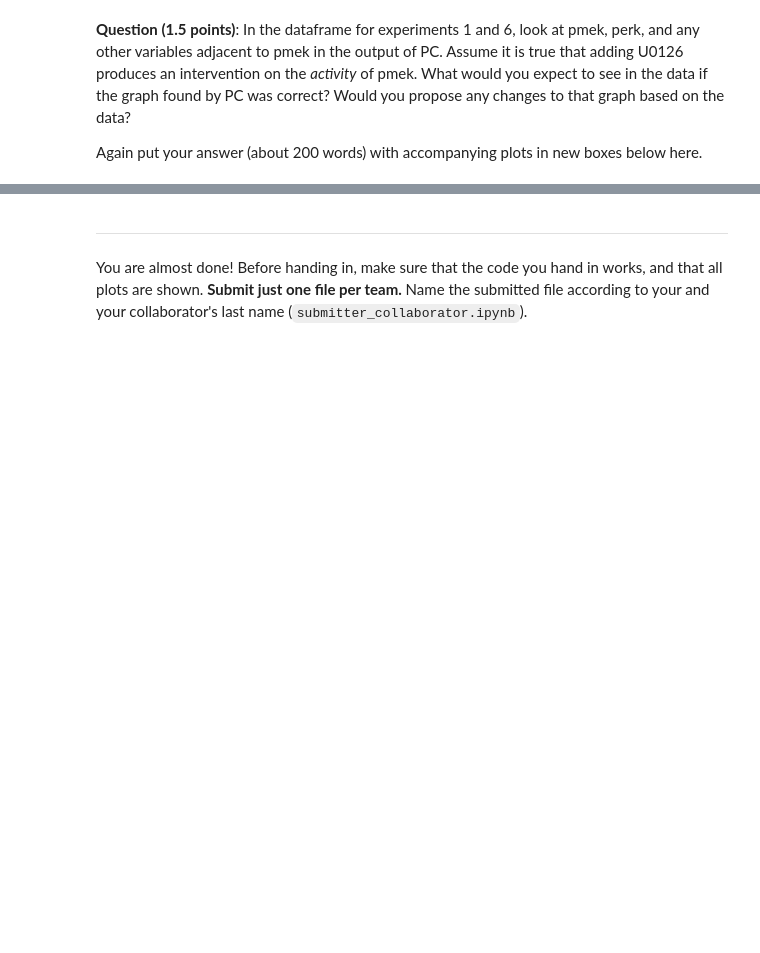
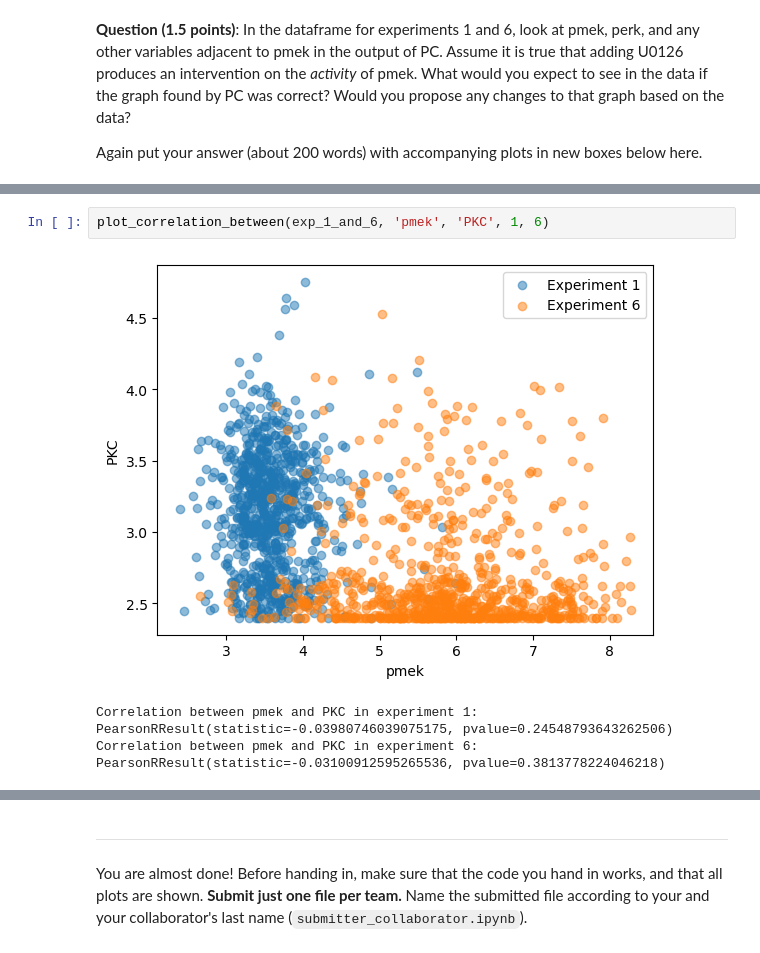
Before and after one commit to alexocayanez/AML_assignments, a Jupyter notebook: Ass 4/AML_assignment4.ipynb, the cells around one changed output, grey strips where cells are left out. Saved outputs shown, nothing was run; the diff lists cells and outputs as text; blank space fills up the shorter version.

```diff
--- a/Ass 4/AML_assignment4.ipynb
+++ b/Ass 4/AML_assignment4.ipynb
@@ -467,0 +438,6 @@ plt.show()
+# %%
+plot_correlation_between(exp_1_and_6, 'pmek', 'PKC', 1, 6)
+# %% [output]
+[figure, added]
+Correlation between pmek and PKC in experiment 1: PearsonRResult(statistic=-0.03980746039075175, pvalue=0.24548793643262506)
+Correlation between pmek and PKC in experiment 6: PearsonRResult(statistic=-0.03100912595265536, pvalue=0.3813778224046218)
```
Also changed, not shown: parts of 11 cells of this notebook.
